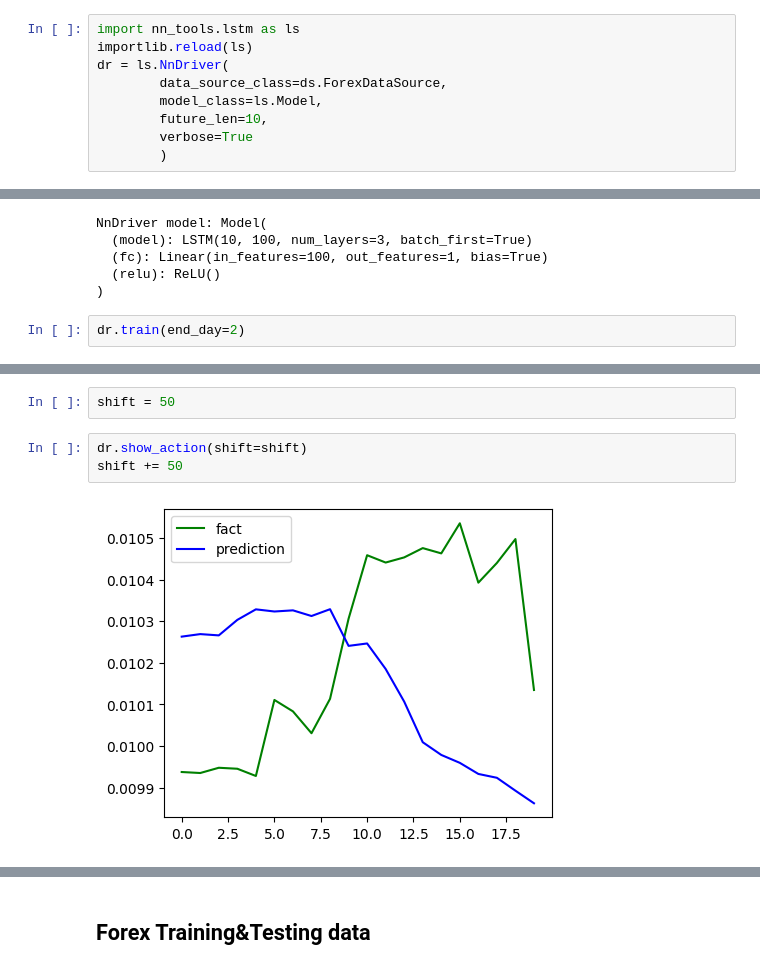
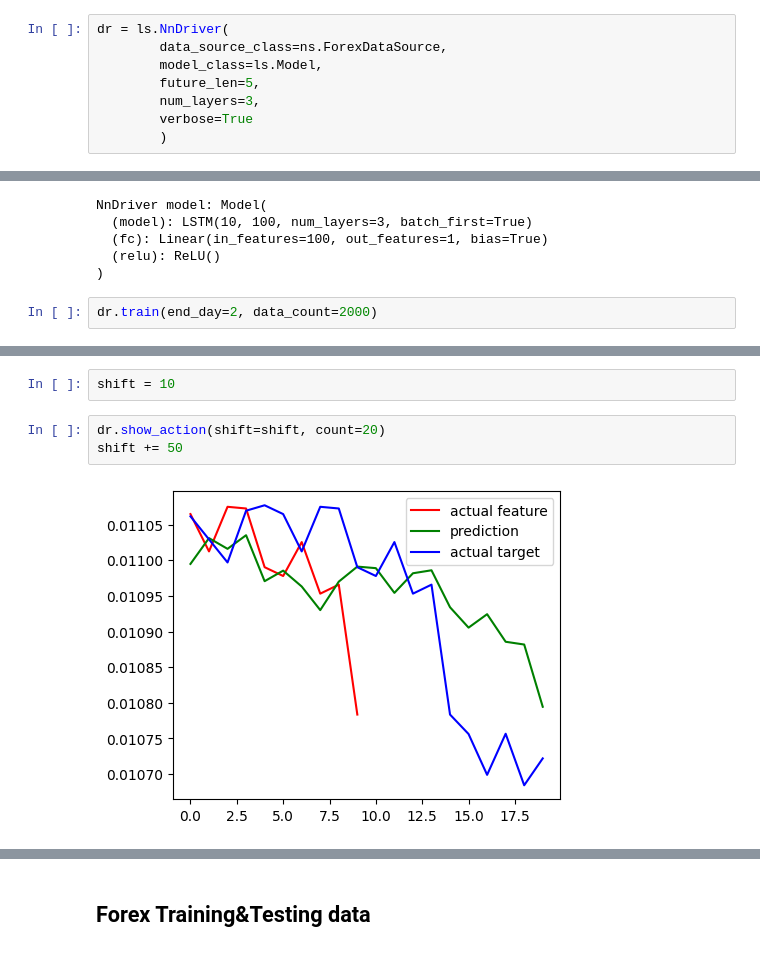
Before and after one commit to stefanzarembinski/szx81, a Jupyter notebook: szx81/nn_tools/lstm.ipynb, the cells around one changed output, grey strips where cells are left out. Saved outputs shown, nothing was run; the diff lists cells and outputs as text.

```diff
--- a/szx81/nn_tools/lstm.ipynb
+++ b/szx81/nn_tools/lstm.ipynb
@@ -37,12 +38,11 @@ importlib.reload(ds)
 # %% [markdown]
 ## NN Driver test begin
 # %%
-import nn_tools.lstm as ls
-importlib.reload(ls)
 dr = ls.NnDriver(
-        data_source_class=ds.ForexDataSource,
+        data_source_class=ns.ForexDataSource,
         model_class=ls.Model,
-        future_len=10,
+        future_len=5,
+        num_layers=3,
         verbose=True
         )
 # %%
@@ -54,5 +54,5 @@ NnDriver model: Model(
   (relu): ReLU()
 )
 # %%
-dr.train(end_day=2)
+dr.train(end_day=2, data_count=2000)
 # %% [output]
@@ -76,7 +76,7 @@ Epoch [1000/1000], Loss: 2.1e-03
 # %%
-shift = 50
+shift = 10
 # %%
-dr.show_action(shift=shift)
+dr.show_action(shift=shift, count=20)
 shift += 50
 # %% [output]
-[figure, old version]
+[figure, new version]
```
Also changed, not shown: parts of 18 cells of this notebook, 3 other files.
